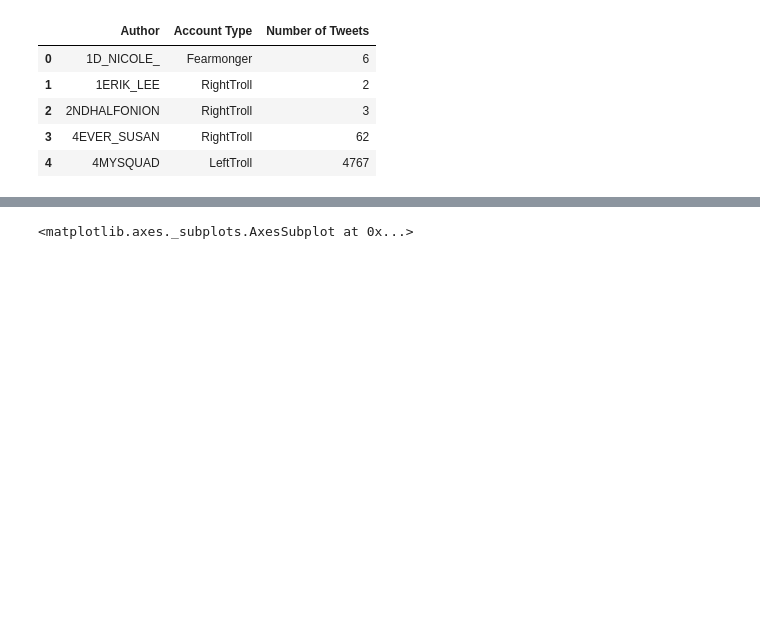
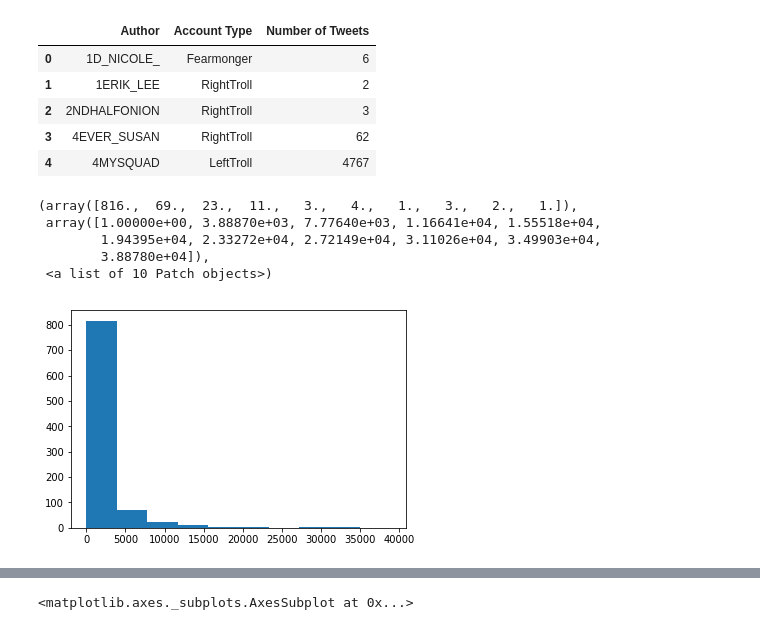
Before and after one commit to JGohl/TeamHashtag, a Jupyter notebook: AJZ Proj1 Analysis.ipynb, the cells around one changed output, grey strips where cells are left out. Drawn from its saved outputs; the diff is of its cells as text; code cells hidden in the pictures; blank space fills up the shorter version.

```diff
--- a/AJZ Proj1 Analysis.ipynb
+++ b/AJZ Proj1 Analysis.ipynb
@@ -129,3 +147,12 @@ df_box.head()
 | 2 | 2NDHALFONION | RightTroll | 3 |
 | 3 | 4EVER_SUSAN | RightTroll | 62 |
 | 4 | 4MYSQUAD | LeftTroll | 4767 |
+# %%
+plt.hist(df_box['Number of Tweets'])
+# %% [output]
+(array([816.,  69.,  23.,  11.,   3.,   4.,   1.,   3.,   2.,   1.]),
+ array([1.00000e+00, 3.88870e+03, 7.77640e+03, 1.16641e+04, 1.55518e+04,
+        1.94395e+04, 2.33272e+04, 2.72149e+04, 3.11026e+04, 3.49903e+04,
+        3.88780e+04]),
+ <a list of 10 Patch objects>)
+[figure, added]
```
Also changed, not shown: parts of 3 cells of this notebook.
